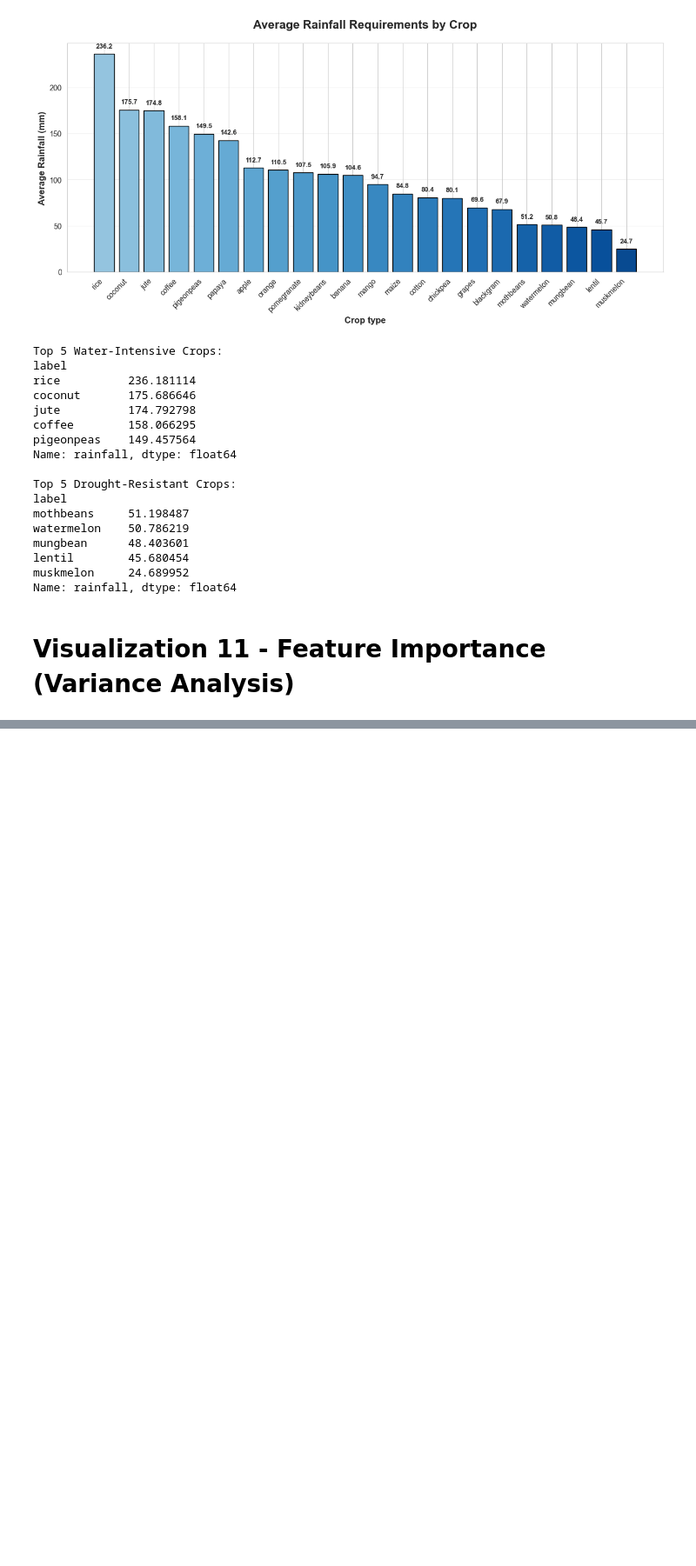
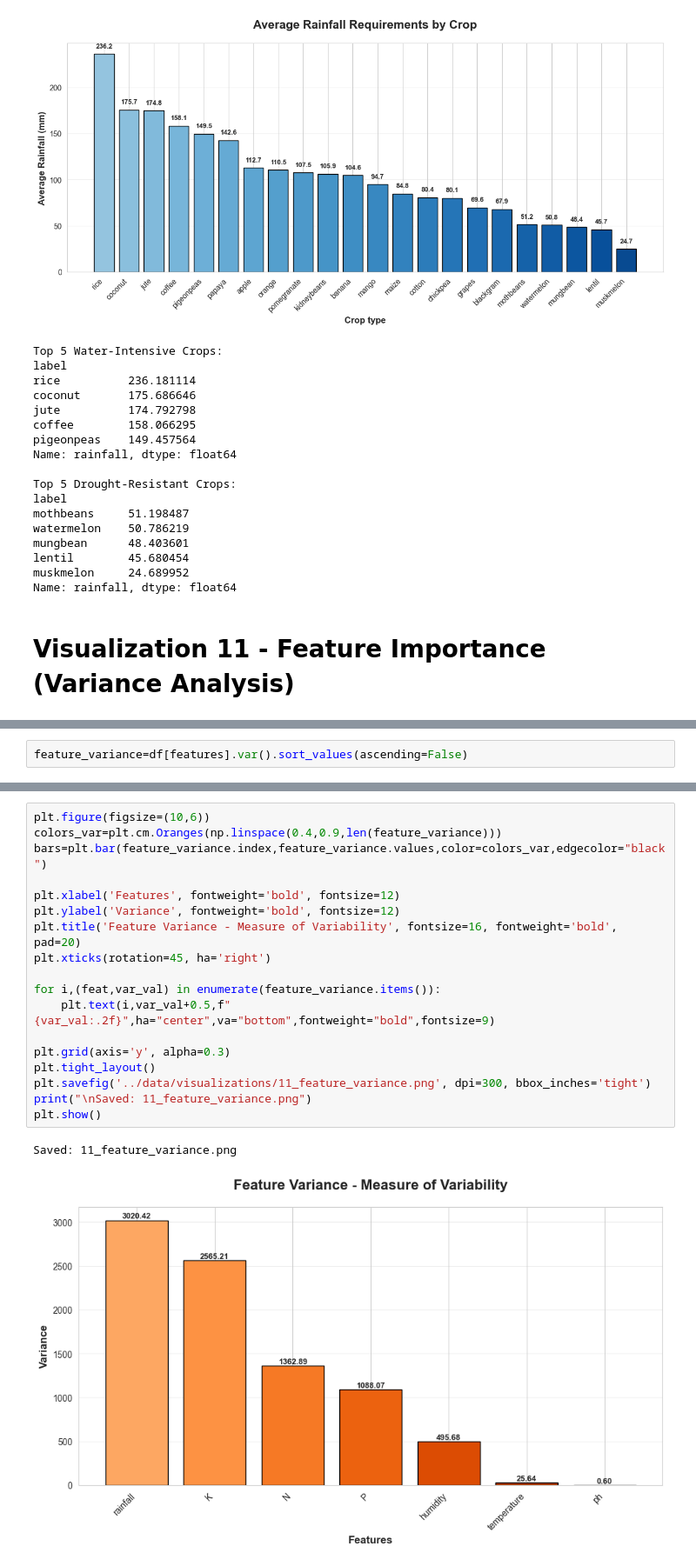
Before and after one commit to x-neon-nexus-o/AI-Powered-Crop-Recommendation-System-with-Explainable-AI-and-Economic-Analysis, a Jupyter notebook: notebooks/3.Exploratory Data Analysis.ipynb, the cells around one changed output, grey strips where cells are left out. Shown at 87% size. Drawn from its saved outputs; the diff is of its cells as text; blank space fills up the shorter version.

Commit message:
Perform Feature Importance (Variance Analysis) using bar plot

```diff
--- a/notebooks/3.Exploratory Data Analysis.ipynb
+++ b/notebooks/3.Exploratory Data Analysis.ipynb
@@ -533,0 +538,2 @@ Name: rainfall, dtype: float64
+# %%
+feature_variance=df[features].var().sort_values(ascending=False)
@@ -533,0 +553,21 @@ Name: rainfall, dtype: float64
+# %%
+plt.figure(figsize=(10,6))
+colors_var=plt.cm.Oranges(np.linspace(0.4,0.9,len(feature_variance)))
+bars=plt.bar(feature_variance.index,feature_variance.values,color=colors_var,edgecolor="black")
+
+plt.xlabel('Features', fontweight='bold', fontsize=12)
+plt.ylabel('Variance', fontweight='bold', fontsize=12)
+plt.title('Feature Variance - Measure of Variability', fontsize=16, fontweight='bold', pad=20)
+plt.xticks(rotation=45, ha='right')
+
+for i,(feat,var_val) in enumerate(feature_variance.items()):
+    plt.text(i,var_val+0.5,f"{var_val:.2f}",ha="center",va="bottom",fontweight="bold",fontsize=9)
+
+plt.grid(axis='y', alpha=0.3)
+plt.tight_layout()
+plt.savefig('../data/visualizations/11_feature_variance.png', dpi=300, bbox_inches='tight')
+print("\nSaved: 11_feature_variance.png")
+plt.show()
+# %% [output]
+Saved: 11_feature_variance.png
+[figure, added]
```
Also changed, not shown: parts of 2 cells of this notebook, 1 other file.
